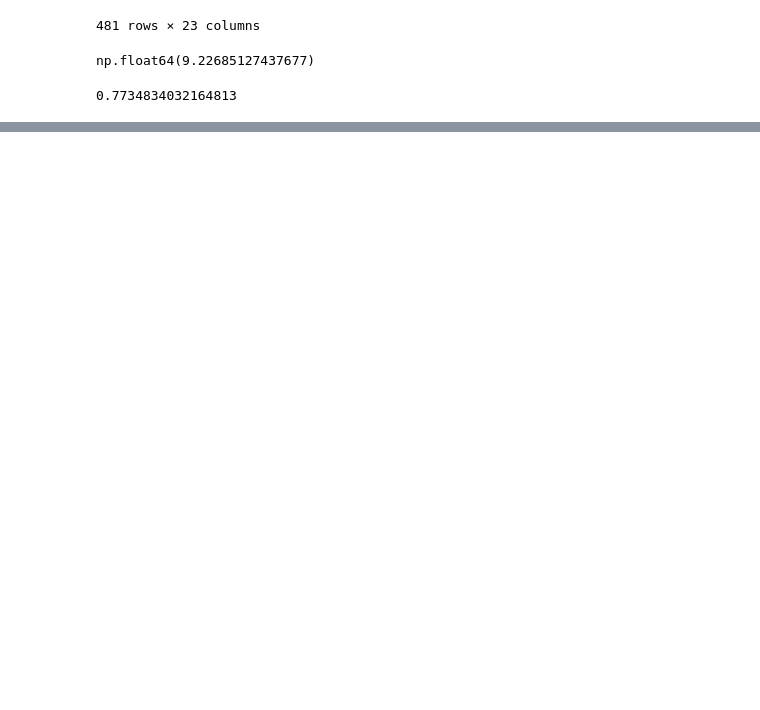
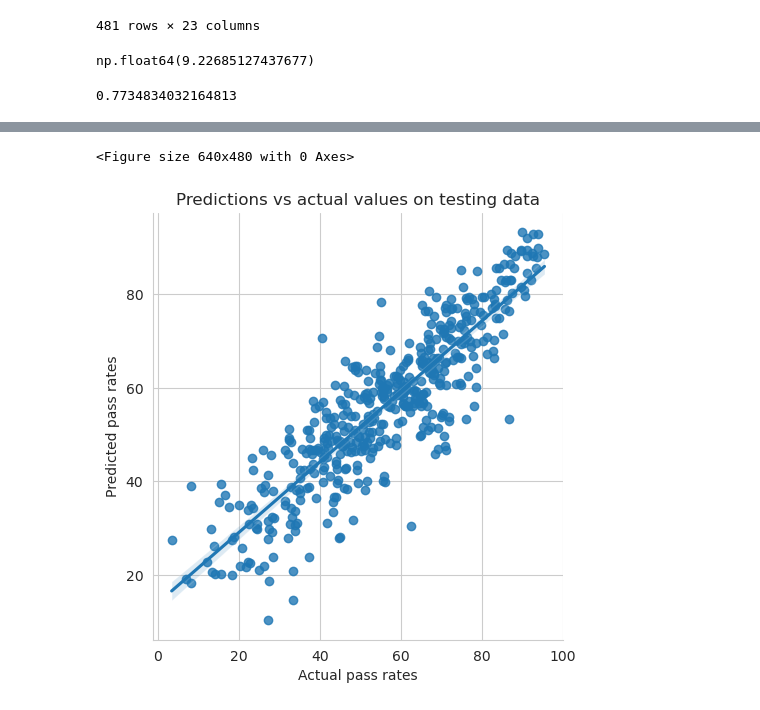
Before and after one commit to mcelhens/AP-Outcomes-to-University-Metrics, a Jupyter notebook: four_states_combined_models.ipynb, the cells around one changed output, grey strips where cells are left out. Cells and saved outputs as stored; diff of their text form; code cells hidden in the pictures; blank space fills up the shorter version.

```diff
--- a/four_states_combined_models.ipynb
+++ b/four_states_combined_models.ipynb
@@ -885,3 +883,7 @@ np.float64(9.22685127437677)
 r2_score(testing['PERCENT_3_OR_ABOVE'],model_preds)
 # %% [output]
 0.7734834032164813
+# %%
+testing_predictions = testing[['PERCENT_3_OR_ABOVE']]
+testing_predictions['MODEL_PREDICTIONS'] = model_preds
+testing_predictions
@@ -887,0 +909,10 @@ r2_score(testing['PERCENT_3_OR_ABOVE'],model_preds)
+# %%
+plt.figure()
+sns.lmplot(data=testing_predictions,x='PERCENT_3_OR_ABOVE',y='MODEL_PREDICTIONS')
+plt.xlabel('Actual pass rates')
+plt.ylabel('Predicted pass rates')
+plt.title('Predictions vs actual values on testing data')
+plt.show()
+# %% [output]
+<Figure size 640x480 with 0 Axes>
+[figure, added]
```
Also changed, not shown: parts of 13 cells of this notebook, 5 other files.
